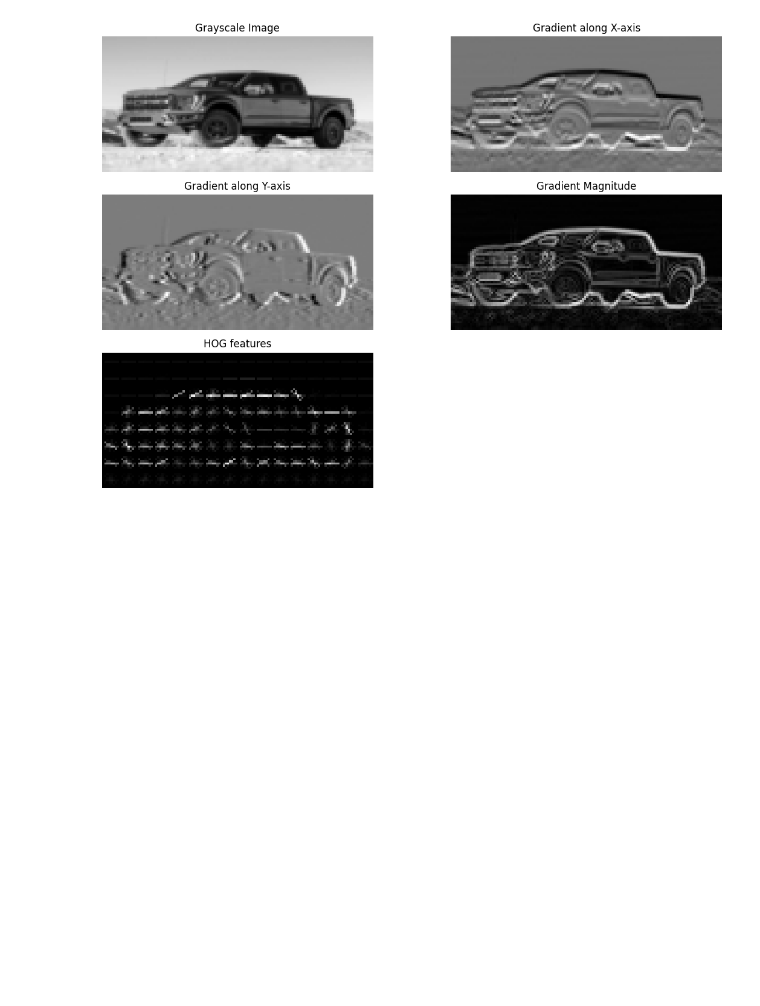
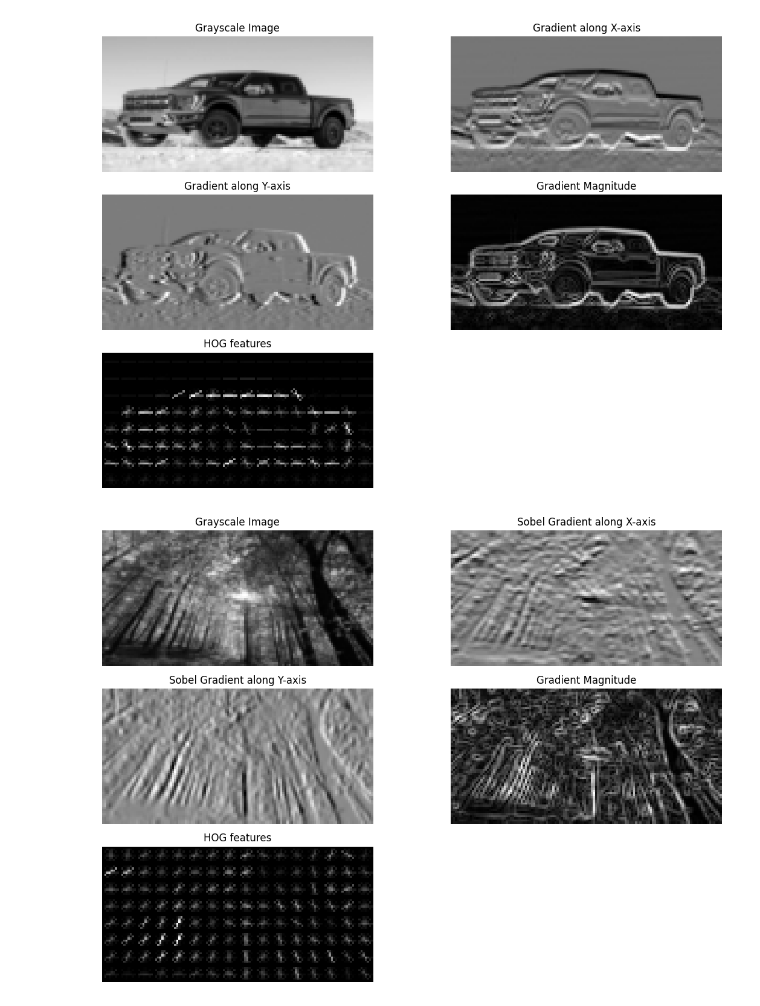
Before and after one commit to storlien/it3212-data-driven-software, a Jupyter notebook: assignment-2/hog_features.ipynb, the cells around one changed output. Drawn from its saved outputs; the diff is of its cells as text; code cells hidden in the pictures; blank space fills up the shorter version.

Commit message:
Added imports and some modifications

```diff
--- a/assignment-2/hog_features.ipynb
+++ b/assignment-2/hog_features.ipynb
@@ -148,3 +201,72 @@ def visualize_gradients(filename):
 visualize_gradients('ford-f150.jpeg')
 # %% [output]
 [figure]
+# %%
+# Visualizing gradients with Sobel filters
+
+from skimage import filters
+
+def visualize_gradients_sobel(filename):
+    # Load the image
+    image = ski.io.imread('../datasets/images/' + filename)
+    image = ski.transform.resize(image, (64, 128))  # Resize the image to a fixed size
+
+    # Convert to grayscale
+    if len(image.shape) == 3:
+        image = color.rgb2gray(image)
+
+    # Compute Sobel gradients along x and y axes
+    sobel_x = filters.sobel_h(image)  # Horizontal Sobel (x direction)
+    sobel_y = filters.sobel_v(image)  # Vertical Sobel (y direction)
+
+    # Compute gradient magnitude
+    grad_magnitude = np.sqrt(sobel_x**2 + sobel_y**2)
+
+    # Plot the gradients
+    plt.figure(figsize=(12, 8))
+
+    # Original grayscale image
+    plt.subplot(3, 2, 1)
+    plt.imshow(image, cmap='gray')
+    plt.title('Grayscale Image')
+    plt.axis('off')
+
+    # Sobel Gradient along the X-axis
+    plt.subplot(3, 2, 2)
+    plt.imshow(sobel_x, cmap='gray')
+    plt.title('Sobel Gradient along X-axis')
+    plt.axis('off')
+
+    # Sobel Gradient along the Y-axis
+    plt.subplot(3, 2, 3)
+    plt.imshow(sobel_y, cmap='gray')
+    plt.title('Sobel Gradient along Y-axis')
+    plt.axis('off')
+
+    # Gradient magnitude (edge intensity)
+    plt.subplot(3, 2, 4)
+    plt.imshow(grad_magnitude, cmap='gray')
+    plt.title('Gradient Magnitude')
+    plt.axis('off')
+
+        # HOG features
+    _, hog_image = ski.feature.hog(image,
+                                          orientations=9,
+                                          pixels_per_cell=(8, 8),
+                                          cells_per_block=(2, 2),
+                                          visualize=True)
+
+    # Plot the image
+    plt.subplot(3, 2, 5)
+    plt.imshow(hog_image, cmap='gray')
+    plt.title('HOG features')
+    plt.axis('off')
+
+    # Show the plots
+    plt.tight_layout()
+    plt.show()
+
+# Example usage
+visualize_gradients_sobel('forest.jpeg')
+# %% [output]
+[figure, added]
```
Also changed, not shown: parts of 8 cells of this notebook.
